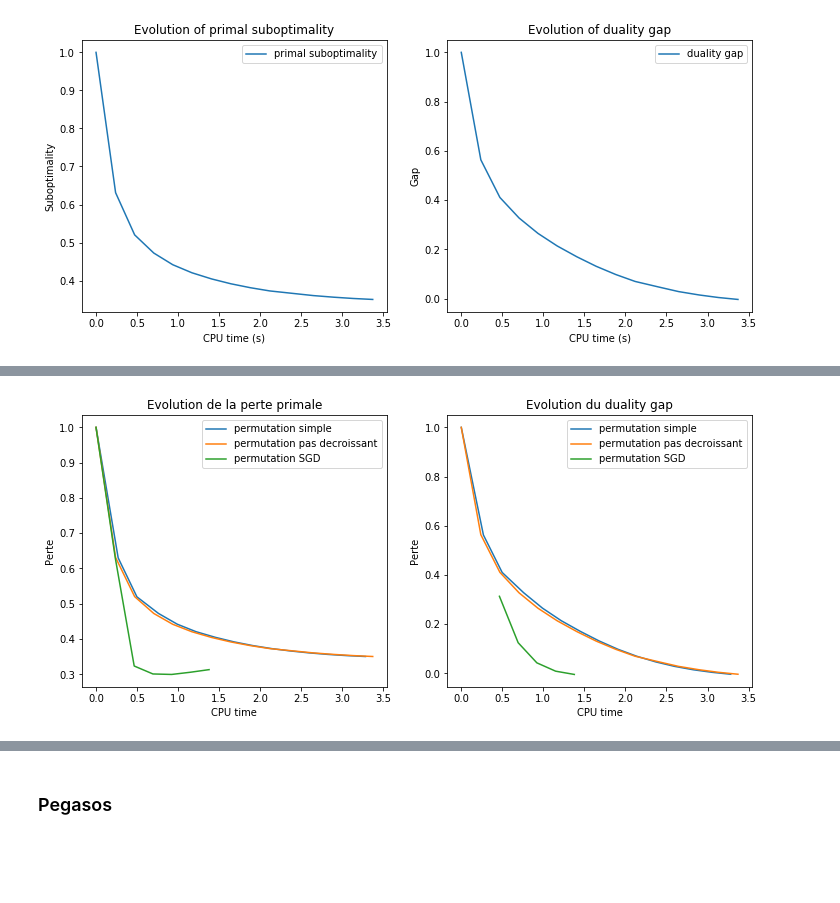
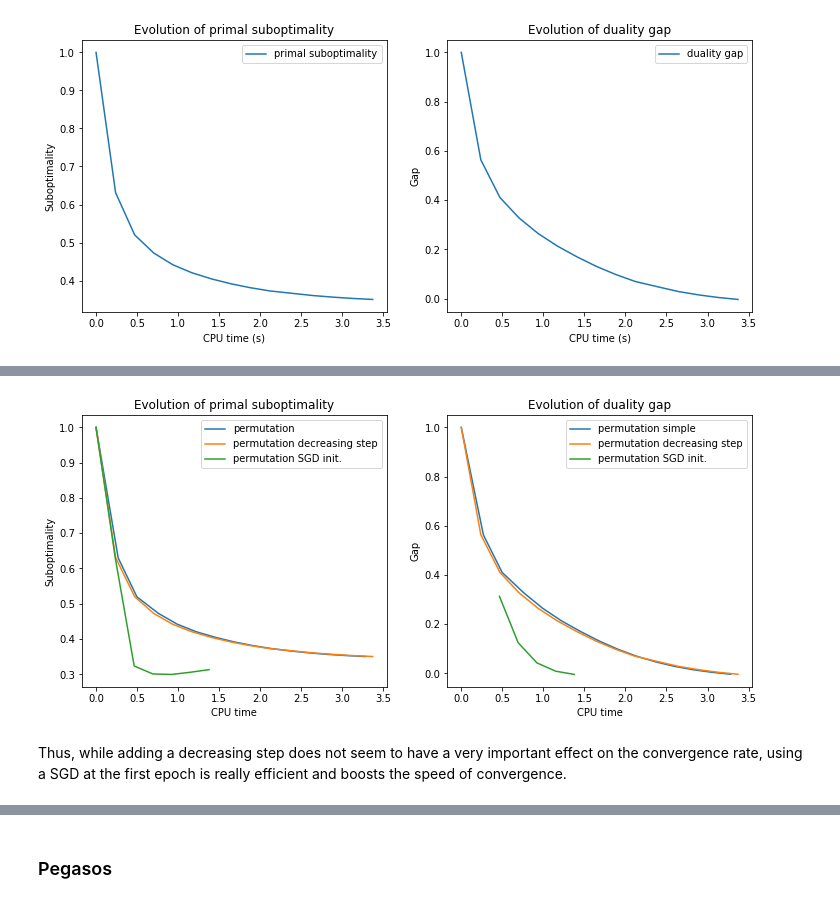
Before and after one commit to gauthier-schweitzer/soadml, a Jupyter notebook: Projet_final.ipynb, the cells around one changed output, grey strips where cells are left out. Cells and saved outputs as stored; diff of their text form; code cells hidden in the pictures; blank space fills up the shorter version.

```diff
--- a/Projet_final.ipynb
+++ b/Projet_final.ipynb
@@ -777,25 +732,27 @@ sdca_dec = SDCA_decreasing_step(X_scale, Y, n_epoch, T_0_ratio, epsilon, lamb, d
 sdca_sgd = SDCA_sgd(X_scale, Y, n_epoch, T_0_ratio, epsilon, lamb, SGD_init)
 # %%
 plt.figure(figsize=(12,5))
-plt.plot([2,1])
+
 plt.subplot(121)
-plt.plot(np.cumsum(sdca_perm.timelaps), sdca_perm.primal_loss_track , label="permutation simple")
-plt.plot(np.cumsum(sdca_dec.timelaps), sdca_dec.primal_loss_track , label="permutation pas decroissant")
-plt.plot(np.cumsum(sdca_sgd.timelaps), sdca_sgd.primal_loss_track , label="permutation SGD")
-plt.ylabel("Perte")
+plt.plot(np.cumsum(sdca_perm.timelaps), sdca_perm.primal_loss_track , label="permutation")
+plt.plot(np.cumsum(sdca_dec.timelaps), sdca_dec.primal_loss_track , label="permutation decreasing step")
+plt.plot(np.cumsum(sdca_sgd.timelaps), sdca_sgd.primal_loss_track , label="permutation SGD init.")
+plt.ylabel("Suboptimality")
 plt.xlabel("CPU time")
 plt.legend()
-plt.title("Evolution de la perte primale")
+plt.title("Evolution of primal suboptimality")
 
 plt.subplot(122)
 plt.plot(np.cumsum(sdca_perm.timelaps), sdca_perm.gaps_track, label="permutation simple")
-plt.plot(np.cumsum(sdca_dec.timelaps), sdca_dec.gaps_track, label="permutation pas decroissant")
-plt.plot(np.cumsum(sdca_sgd.timelaps), sdca_sgd.gaps_track, label="permutation SGD")
-plt.ylabel("Perte")
+plt.plot(np.cumsum(sdca_dec.timelaps), sdca_dec.gaps_track, label="permutation decreasing step")
+plt.plot(np.cumsum(sdca_sgd.timelaps), sdca_sgd.gaps_track, label="permutation SGD init.")
+plt.ylabel("Gap")
 plt.xlabel("CPU time")
 plt.legend()
-plt.title("Evolution du duality gap")
+plt.title("Evolution of duality gap")
 plt.show()
 # %% [output]
-[figure, old version]
+[figure, new version]
+# %% [markdown]
+Thus, while adding a decreasing step does not seem to have a very important effect on the convergence rate, using a SGD at the first epoch is really efficient and boosts the speed of convergence.
 # %% [markdown]
```
Also changed, not shown: parts of 34 cells of this notebook.
